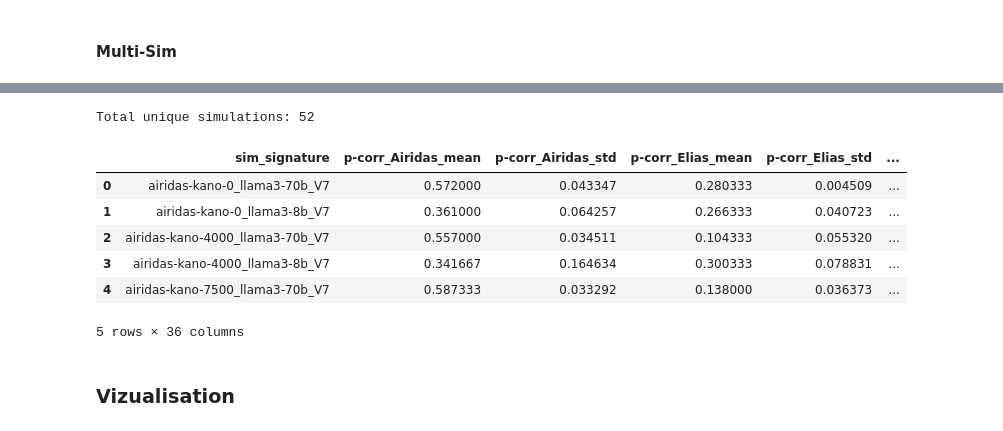
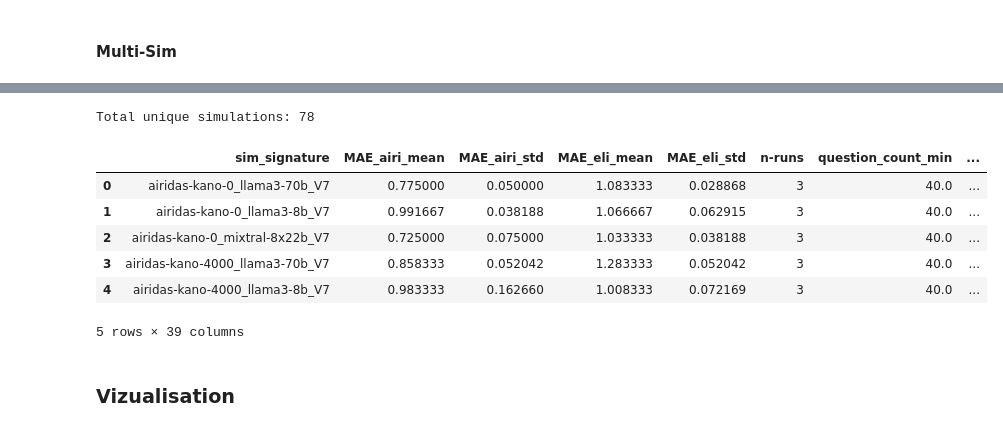
Before and after one commit to Brikas/Thesis, a Jupyter notebook: airi_analysis.ipynb, the cells around one changed output, grey strips where cells are left out. Saved outputs shown, nothing was run; the diff lists cells and outputs as text; code cells hidden in the pictures.

```diff
--- a/airi_analysis.ipynb
+++ b/airi_analysis.ipynb
@@ -44,7 +44,7 @@ def see_if_column_valid(column_name, df, msg="Verification failed for"):
     print(f"{msg}: {len(dff)} ({len(dfff)} unique)")
     return dfff
 
-MOST_IMPORTANT_COLUMNS = ['sim_signature', 'run_number', "model", "survey_type", "base_sim_signature", "SUBJECT"]
+MOST_IMPORTANT_COLUMNS = ['sim_signature', 'run_number', "model", "survey_type", "base_sim_signature", "SUBJECT", 'CTX_limit', "retrieval method"]
 # %%
 # Index all simulation files
 SIMULATIONS_DIR = "analysis/sims-final-2"
@@ -297,10 +297,6 @@ def add_airidas_and_elias_answers(df, surv) -> pd.DataFrame:
     return df
 
 def remap_answers_to_integers(df, surv):
-    # Sanity Check
-    if len(surv.test_answers["airidas"]) != len(df):
-        raise Exception(f"Survey and DF length mismatch {len(surv.test_answers['airidas']) } != {len(df)}. Check survey type.")
-
     if isinstance(surv, survey.KanoSurvey):
         remap_dict = {"I EXPECT IT": 5, "I LIKE IT": 4, "I AM NEUTRAL": 3, "I CAN TOLERATE IT": 2, "I DISLIKE IT": 1}
         df['answer'] = df['answer'].map(remap_dict)
@@ -318,14 +314,15 @@ def evaluate_single_simulation_run(df) -> dict:
         "p-corr_Airidas": df['answer'].corr(df['airidas']),
         "p-corr_Elias": df['answer'].corr(df['elias']),
         # Average of absolute residuals for Airidas
-        "mean_residual_Airidas": (df['answer'] - df['airidas']).abs().sum() / len(df),
+        "MAE_airi": (df['answer'] - df['airidas']).abs().sum() / len(df),
         # Average of absolute residuals for Elias
-        "mean_residual_Elias": (df['answer'] - df['elias']).abs().sum() / len(df),
+        "MAE_eli": (df['answer'] - df['elias']).abs().sum() / len(df),
+        "question_count": len(df),
     }
     return result_data
 
 
-ADD_TO_MOST_IMPORTANT_COLUMNS = ["p-corr_Airidas", "p-corr_Elias", "mean_residual_Airidas", "mean_residual_Elias"]
+ADD_TO_MOST_IMPORTANT_COLUMNS = ["MAE_airi", "MAE_eli"]
 for col in ADD_TO_MOST_IMPORTANT_COLUMNS:
     if col not in MOST_IMPORTANT_COLUMNS:
         MOST_IMPORTANT_COLUMNS.append(col)
@@ -339,3 +331,3 @@ bu.__version__
 # %%
-df = df[df['model'] != 'mixtral-8x22b']
+# df = df[df['model'] != 'mixtral-8x22b']
 # %%
@@ -378,33 +391,38 @@ bu.quickJSON(er, "extraction_records.json")
 # %%
 # Define how columns should be groped
 aggregation_dict = {
+
+    'MAE_airi': ['mean', 'std'],
+    'MAE_eli': ['mean', 'std'],
+    'run_number': ['count'],
+    'question_count': ['min'],
     'p-corr_Airidas': ['mean', 'std'],
     'p-corr_Elias': ['mean', 'std'],
-    'mean_residual_Airidas': ['mean', 'std'],
-    'mean_residual_Elias': ['mean', 'std']
 }
 # Preserve the first entry of other columns
 for col in df.columns:
     if col not in ['sim_signature', *list(aggregation_dict.keys())]:
         aggregation_dict[col] = 'first'
 
 # dfg stands for DataFrame Grouped.
 dfg = df.groupby('sim_signature').agg(aggregation_dict)
 
 # Renaming MultiIndex columns
 dfg.columns = ['_'.join(col).strip() if col[1] != 'first' else col[0] for col in dfg.columns.values]
+dfg.rename(columns={'run_number_count': 'n-runs'}, inplace=True)
+
 dfg = dfg.reset_index()
 print(f"Total unique simulations: {len(dfg)}")
 dfg.head(5)
 # %% [output]
-Total unique simulations: 52
+Total unique simulations: 78
-|  | sim_signature | p-corr_Airidas_mean | p-corr_Airidas_std | p-corr_Elias_mean | p-corr_Elias_std | ... |
-| 0 | airidas-kano-0_llama3-70b_V7 | 0.572000 | 0.043347 | 0.280333 | 0.004509 | ... |
-| 1 | airidas-kano-0_llama3-8b_V7 | 0.361000 | 0.064257 | 0.266333 | 0.040723 | ... |
-| 2 | airidas-kano-4000_llama3-70b_V7 | 0.557000 | 0.034511 | 0.104333 | 0.055320 | ... |
-| 3 | airidas-kano-4000_llama3-8b_V7 | 0.341667 | 0.164634 | 0.300333 | 0.078831 | ... |
-| 4 | airidas-kano-7500_llama3-70b_V7 | 0.587333 | 0.033292 | 0.138000 | 0.036373 | ... |
+|  | sim_signature | MAE_airi_mean | MAE_airi_std | MAE_eli_mean | MAE_eli_std | n-runs | question_count_min | ... |
+| 0 | airidas-kano-0_llama3-70b_V7 | 0.775000 | 0.050000 | 1.083333 | 0.028868 | 3 | 40.0 | ... |
+| 1 | airidas-kano-0_llama3-8b_V7 | 0.991667 | 0.038188 | 1.066667 | 0.062915 | 3 | 40.0 | ... |
+| 2 | airidas-kano-0_mixtral-8x22b_V7 | 0.725000 | 0.075000 | 1.033333 | 0.038188 | 3 | 40.0 | ... |
+| 3 | airidas-kano-4000_llama3-70b_V7 | 0.858333 | 0.052042 | 1.283333 | 0.052042 | 3 | 40.0 | ... |
+| 4 | airidas-kano-4000_llama3-8b_V7 | 0.983333 | 0.162660 | 1.008333 | 0.072169 | 3 | 40.0 | ... |
-5 rows × 36 columns
+5 rows × 39 columns
 # %% [markdown]
 ### Vizualisation
 # %%
```
Also changed, not shown: parts of 7 cells of this notebook, 1 other file.
